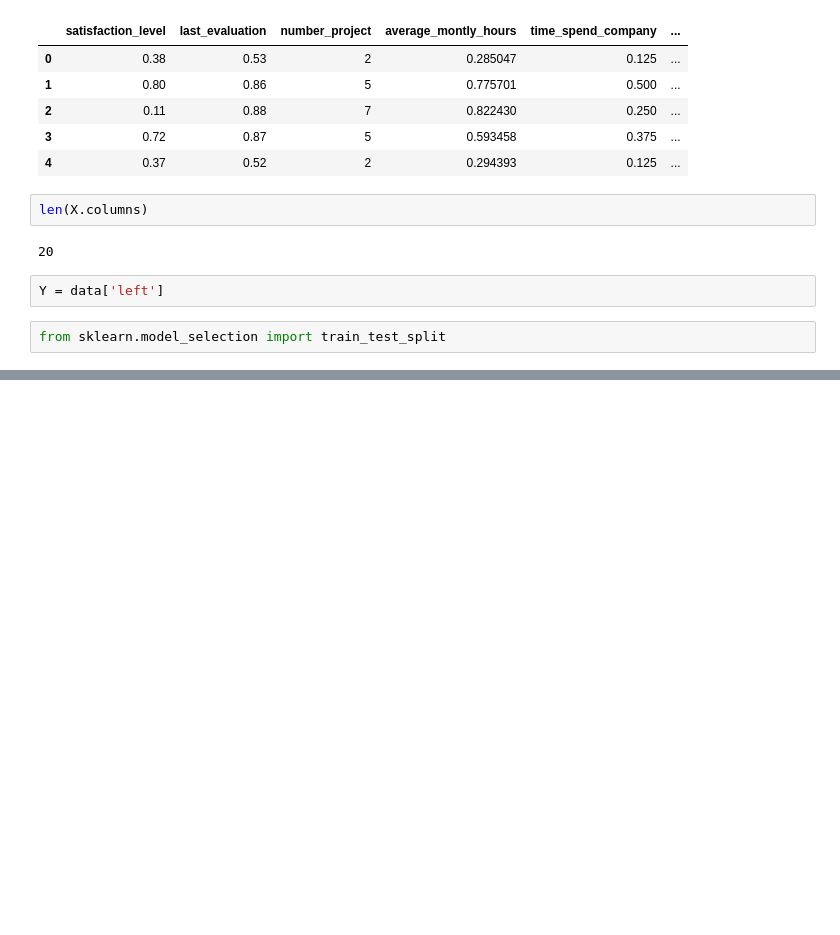
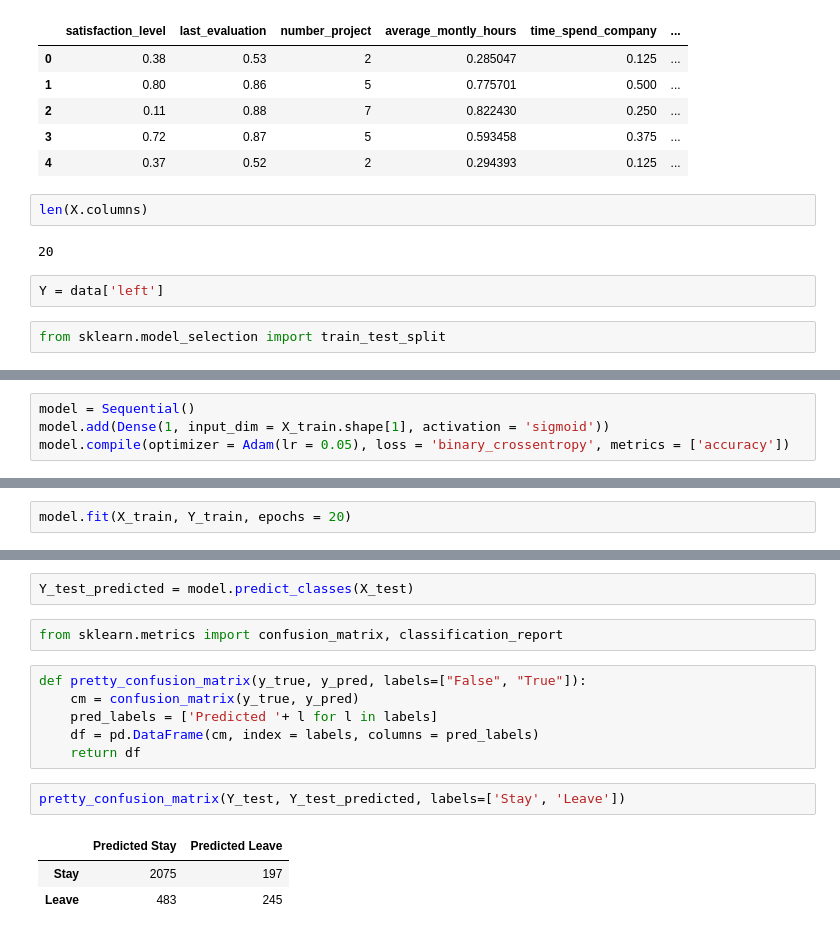
Before and after one commit to theoneandonlywoj/Zero-to-Deep-Learning-with-Python-and-Keras, a Jupyter notebook: 3 Machine Learning.ipynb, the cells around one changed output, grey strips where cells are left out. Drawn from its saved outputs; the diff is of its cells as text; blank space fills up the shorter version.

```diff
--- a/3 Machine Learning.ipynb
+++ b/3 Machine Learning.ipynb
@@ -987,0 +993,4 @@ from sklearn.model_selection import train_test_split
+# %%
+model = Sequential()
+model.add(Dense(1, input_dim = X_train.shape[1], activation = 'sigmoid'))
+model.compile(optimizer = Adam(lr = 0.05), loss = 'binary_crossentropy', metrics = ['accuracy'])
@@ -987,0 +1009,2 @@ from sklearn.model_selection import train_test_split
+# %%
+model.fit(X_train, Y_train, epochs = 20)
@@ -987,0 +1030,16 @@ from sklearn.model_selection import train_test_split
+# %%
+Y_test_predicted = model.predict_classes(X_test)
+# %%
+from sklearn.metrics import confusion_matrix, classification_report
+# %%
+def pretty_confusion_matrix(y_true, y_pred, labels=["False", "True"]):
+    cm = confusion_matrix(y_true, y_pred)
+    pred_labels = ['Predicted '+ l for l in labels]
+    df = pd.DataFrame(cm, index = labels, columns = pred_labels)
+    return df
+# %%
+pretty_confusion_matrix(Y_test, Y_test_predicted, labels=['Stay', 'Leave'])
+# %% [output]
+|  | Predicted Stay | Predicted Leave |
+| Stay | 2075 | 197 |
+| Leave | 483 | 245 |
```
Also changed, not shown: parts of 40 cells of this notebook.
